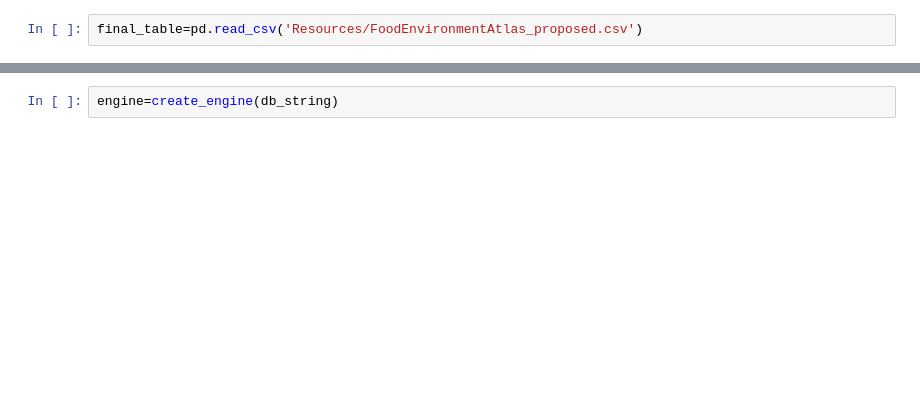
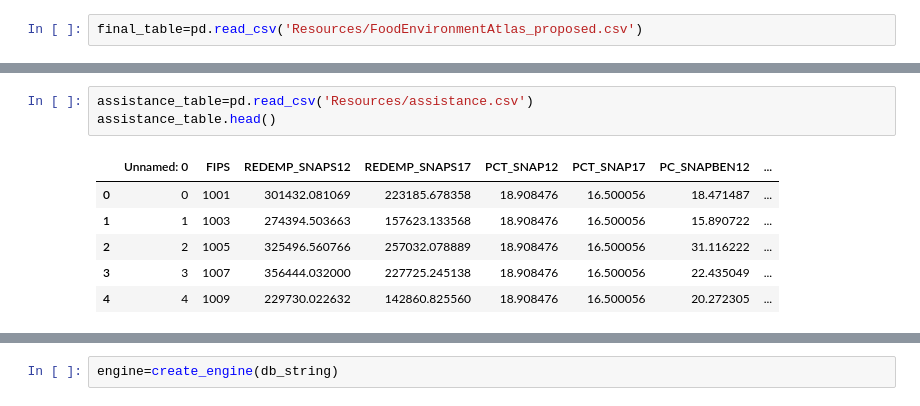
Before and after one commit to TMWRose/Group-1---Food-Deserts-How-They-Affect-Community-Health, a Jupyter notebook: Extracting_Full_DB.ipynb, the cells around one changed output, grey strips where cells are left out. Drawn from its saved outputs; the diff is of its cells as text; blank space fills up the shorter version.

```diff
--- a/Extracting_Full_DB.ipynb
+++ b/Extracting_Full_DB.ipynb
@@ -17,0 +17,10 @@ final_table.head()
+# %%
+assistance_table=pd.read_csv('Resources/assistance.csv')
+assistance_table.head()
+# %% [output]
+|  | Unnamed: 0 | FIPS | REDEMP_SNAPS12 | REDEMP_SNAPS17 | PCT_SNAP12 | PCT_SNAP17 | PC_SNAPBEN12 | ... |
+| 0 | 0 | 1001 | 301432.081069 | 223185.678358 | 18.908476 | 16.500056 | 18.471487 | ... |
+| 1 | 1 | 1003 | 274394.503663 | 157623.133568 | 18.908476 | 16.500056 | 15.890722 | ... |
+| 2 | 2 | 1005 | 325496.560766 | 257032.078889 | 18.908476 | 16.500056 | 31.116222 | ... |
+| 3 | 3 | 1007 | 356444.032000 | 227725.245138 | 18.908476 | 16.500056 | 22.435049 | ... |
+| 4 | 4 | 1009 | 229730.022632 | 142860.825560 | 18.908476 | 16.500056 | 20.272305 | ... |
```
Also changed, not shown: parts of 22 cells of this notebook, 15 other files.
